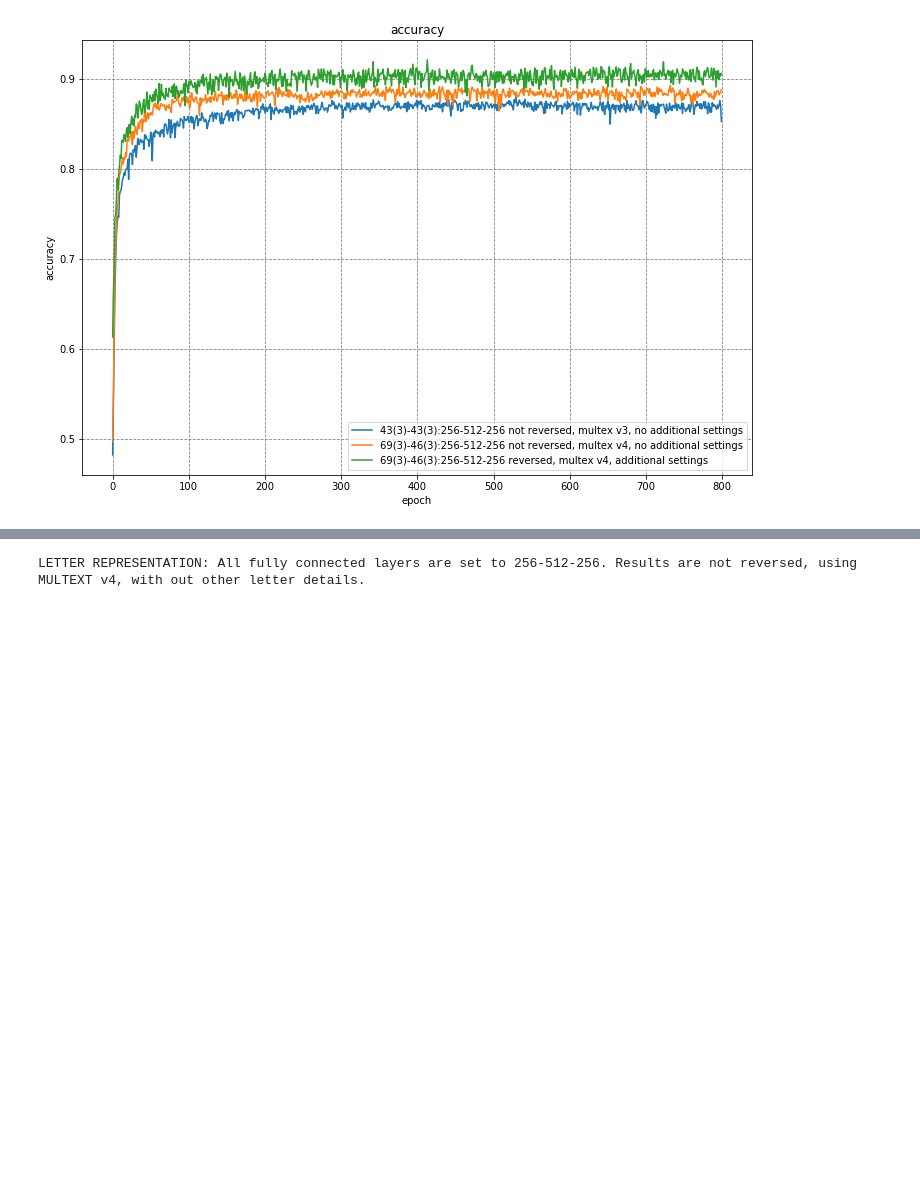
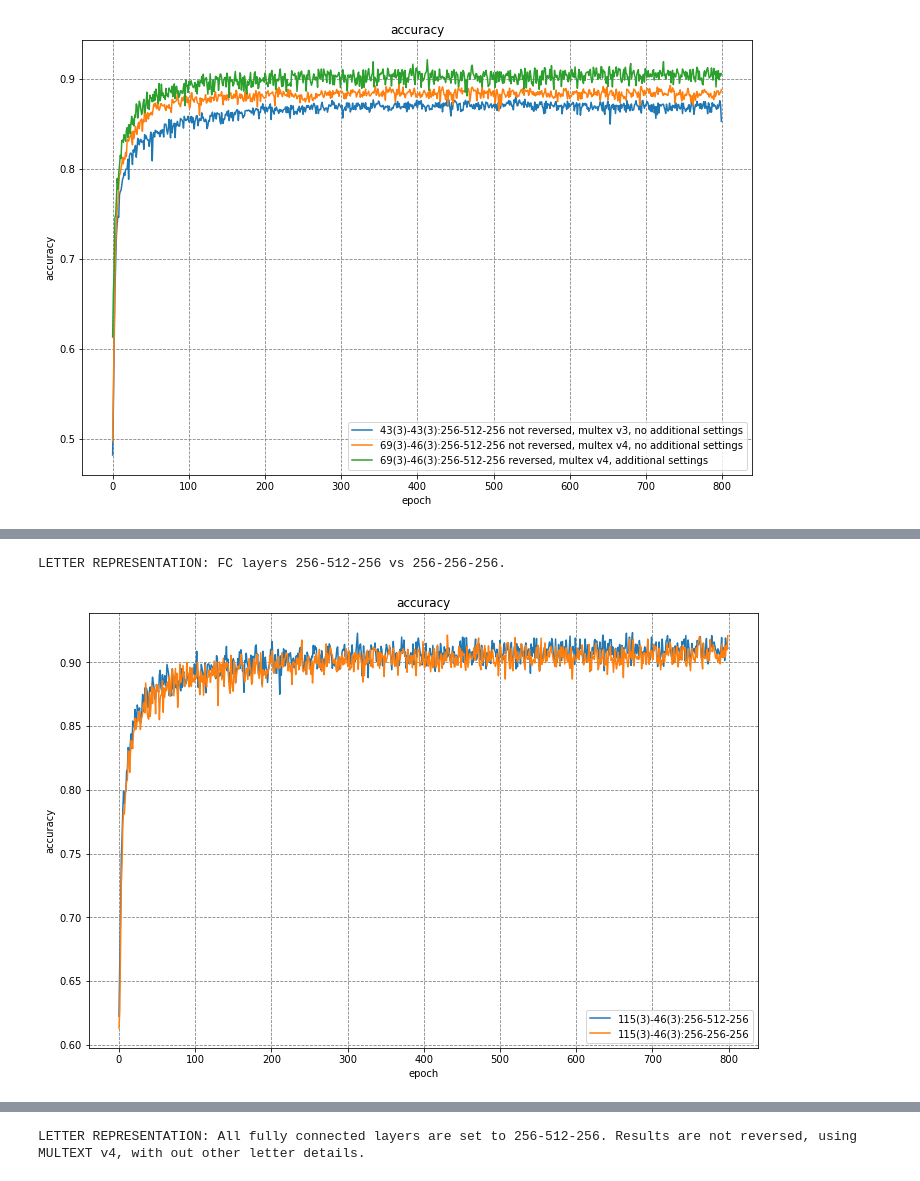
Before and after one commit to lkrsnik/accetuation, a Jupyter notebook: cnn/word_accetuation/cnn_dictionary/results_presentation.ipynb, the cells around one changed output, grey strips where cells are left out. Saved outputs shown, nothing was run; the diff lists cells and outputs as text; code cells hidden in the pictures; blank space fills up the shorter version.

```diff
--- a/cnn/word_accetuation/cnn_dictionary/results_presentation.ipynb
+++ b/cnn/word_accetuation/cnn_dictionary/results_presentation.ipynb
@@ -93,3 +129,9 @@ LETTER REPRESENTATION: Comparison of grand improvements.
+# %%
+print('LETTER REPRESENTATION: FC layers 256-512-256 vs 256-256-256.')
+draw_plots(inputs_testing_different_fc_layers, epoch_number=40, validation_data=True)
+# %% [output]
+LETTER REPRESENTATION: FC layers 256-512-256 vs 256-256-256.
+[figure, added]
 # %%
 print('LETTER REPRESENTATION: All fully connected layers are set to 256-512-256. Results are reversed, using MULTEXT v4, with other letter details.')
 draw_plots(inputs_best_convolution_2, epoch_number=40, validation_data=True)
```
Also changed, not shown: parts of 5 cells of this notebook, 23 other files.
